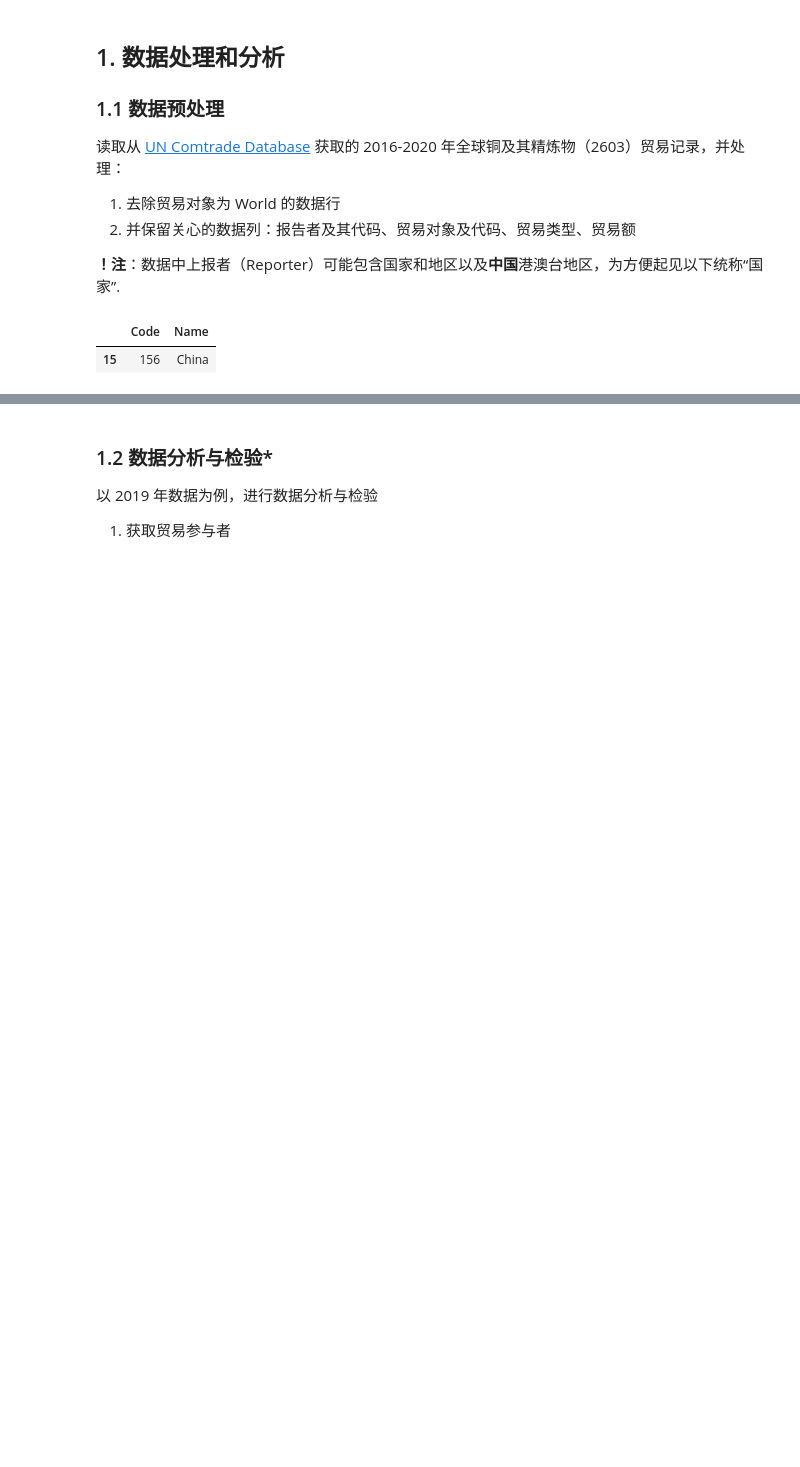
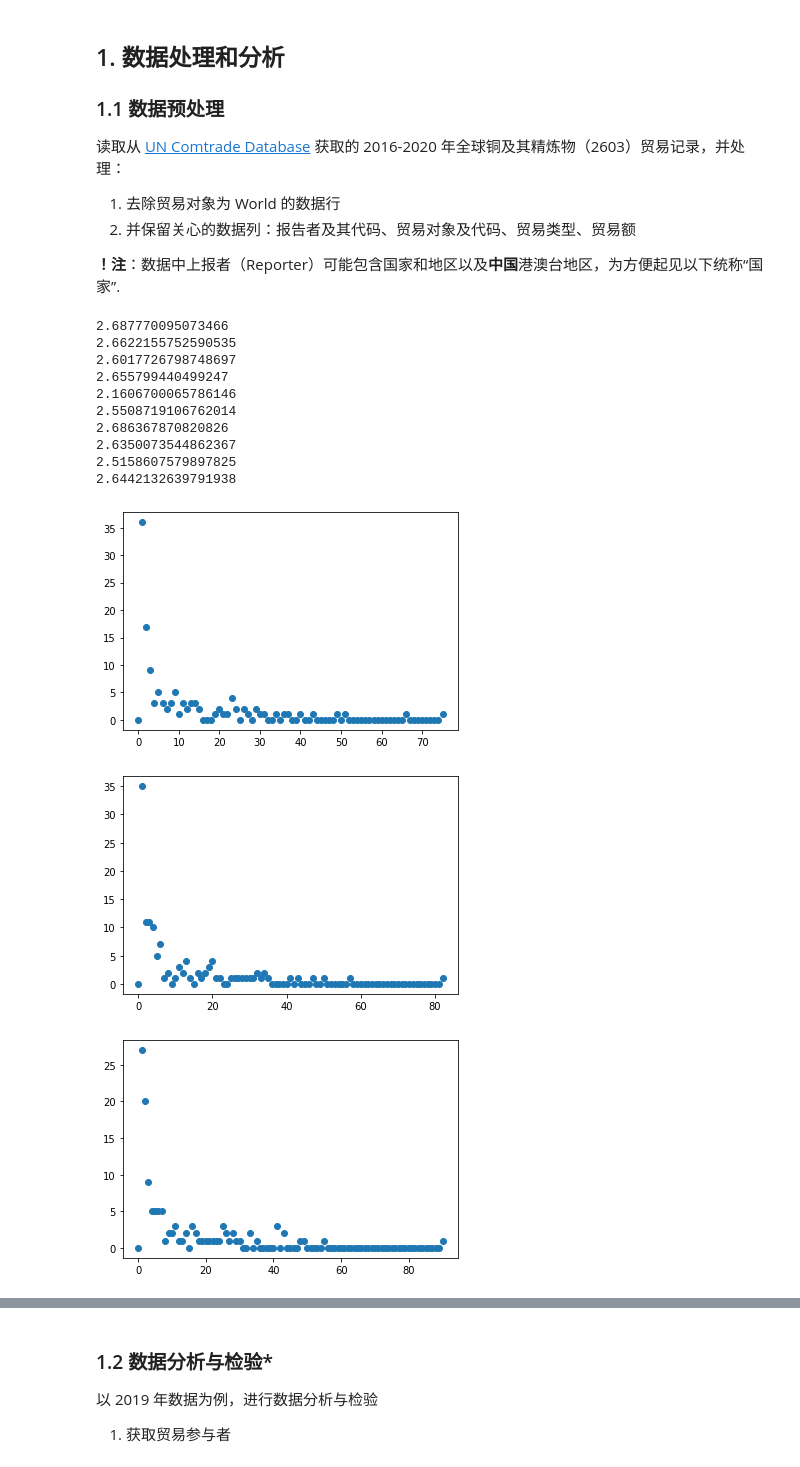
Before and after one commit to iLnezoH/cooper-trade, a Jupyter notebook: report.ipynb, the cells around one changed output, grey strips where cells are left out. Cells and saved outputs as stored; diff of their text form; code cells hidden in the pictures; blank space fills up the shorter version.

```diff
--- a/report.ipynb
+++ b/report.ipynb
@@ -35,8 +35,32 @@ report_20 = Report(
 # %%
 reports = [report_11, report_12, report_13, report_14, report_15,
            report_16, report_17, report_18, report_19, report_20]
-
-report_16.data.getByCode(156)
-# %% [output]
-|  | Code | Name |
-| 15 | 156 | China |
+# %%
+import networkx as nx
+for report in reports:
+    frequency = nx.degree_histogram(report.G)
+    spl = nx.shortest_path_length(report.G)
+    Ls = 0
+    ps = 0
+    for u, v in spl:
+        ls = [l for _, l in v.items()]
+        ps += len(ls)
+        Ls += sum(ls)
+    print(Ls/ps)
+    fig, axes = plt.subplots()
+    x = list(range(0, len(frequency)))
+    axes.scatter(x, frequency)
+# %% [output]
+2.687770095073466
+2.6622155752590535
+2.6017726798748697
+2.655799440499247
+2.1606700065786146
+2.5508719106762014
+2.686367870820826
+2.6350073544862367
+2.5158607579897825
+2.6442132639791938
+[figure, added]
+[figure, added]
+[figure, added]
```
Also changed, not shown: parts of 13 cells of this notebook, 8 other files.
